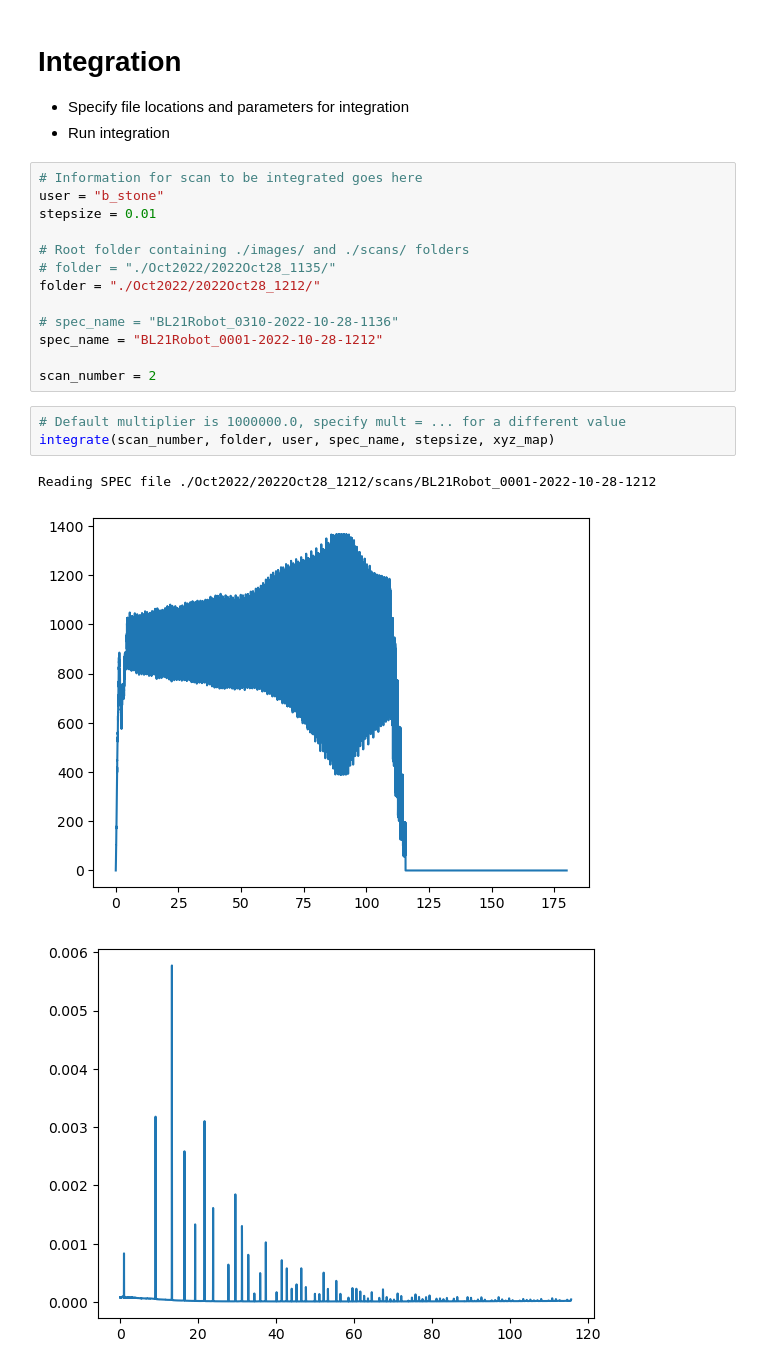
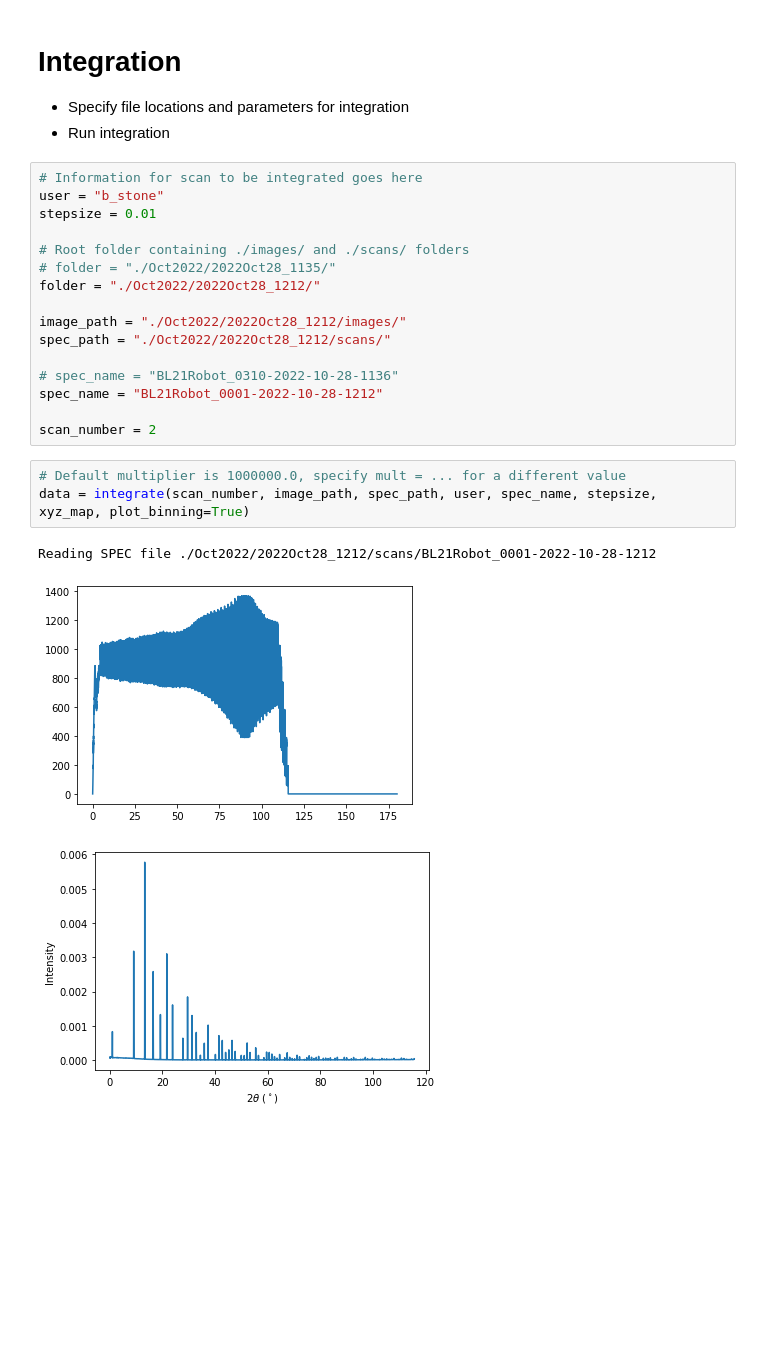
Before and after one commit to SSRL-MSD/BL21-processing, a Jupyter notebook: 2-1 integration notebook 2.ipynb, the cells around one changed output. Saved outputs shown, nothing was run; the diff lists cells and outputs as text; blank space fills up the shorter version.

```diff
--- a/2-1 integration notebook 2.ipynb
+++ b/2-1 integration notebook 2.ipynb
@@ -56,14 +56,17 @@ stepsize = 0.01
 # folder = "./Oct2022/2022Oct28_1135/"
 folder = "./Oct2022/2022Oct28_1212/"
 
+image_path = "./Oct2022/2022Oct28_1212/images/"
+spec_path = "./Oct2022/2022Oct28_1212/scans/"
+
 # spec_name = "BL21Robot_0310-2022-10-28-1136"
 spec_name = "BL21Robot_0001-2022-10-28-1212"
 
 scan_number = 2
 # %%
 # Default multiplier is 1000000.0, specify mult = ... for a different value
-integrate(scan_number, folder, user, spec_name, stepsize, xyz_map)
+data = integrate(scan_number, image_path, spec_path, user, spec_name, stepsize, xyz_map, plot_binning=True)
 # %% [output]
 Reading SPEC file ./Oct2022/2022Oct28_1212/scans/BL21Robot_0001-2022-10-28-1212
-[figure, old version]
+[figure, new version]
-[figure, old version]
+[figure, new version]
```
Also changed, not shown: parts of 2 cells of this notebook, 2 other files.
